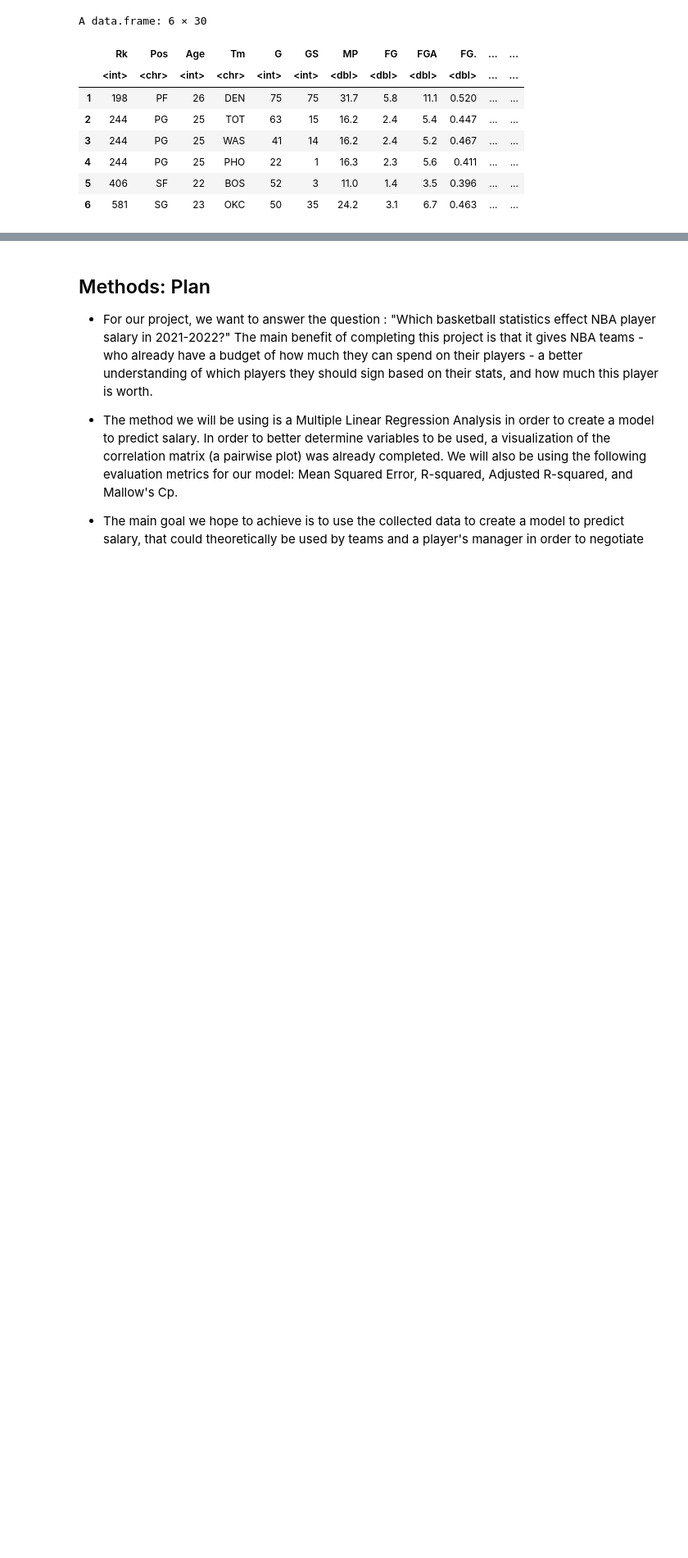
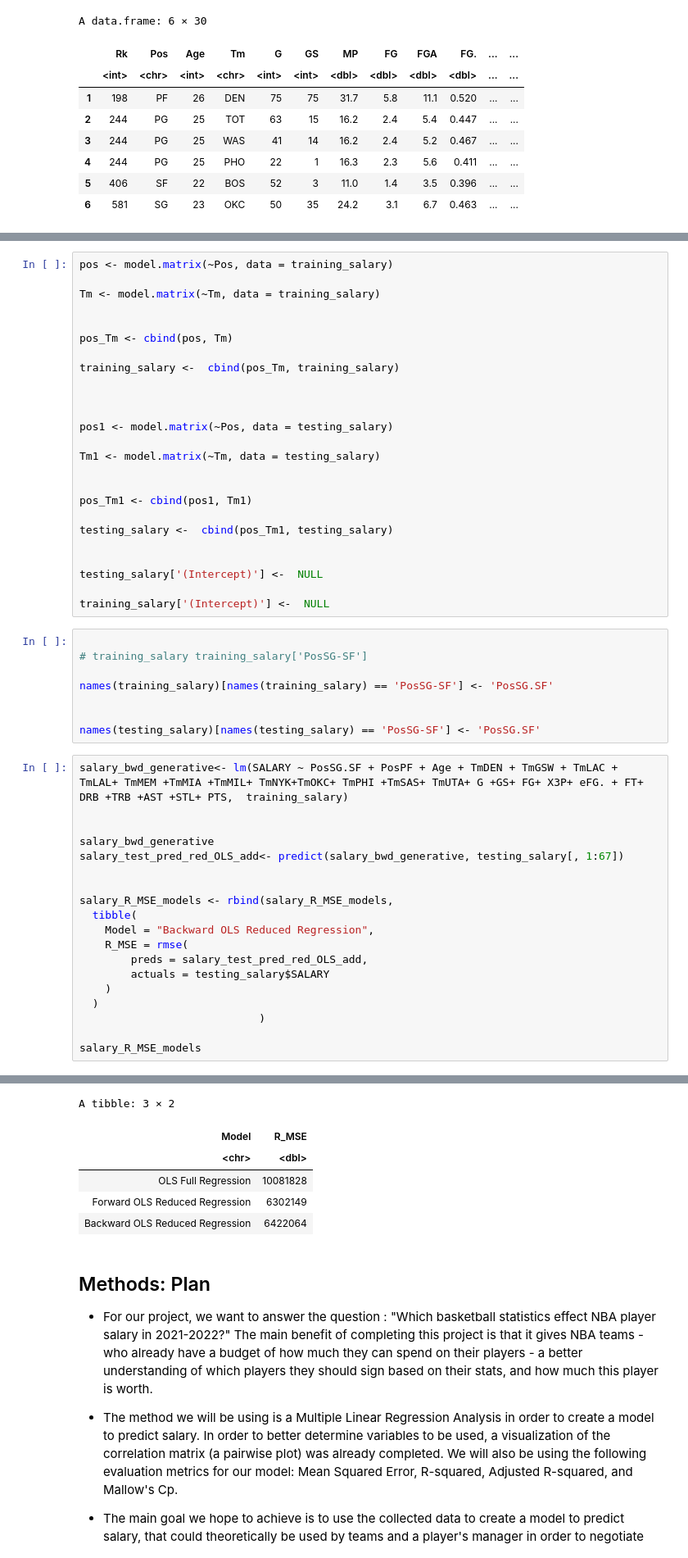
Before and after one commit to RaymondZhang20/STAT301, a Jupyter notebook: Proposal.ipynb, the cells around one changed output, grey strips where cells are left out. Shown: that part at 82% size. Saved outputs shown, nothing was run; the diff lists cells and outputs as text; blank space fills up the shorter version.

```diff
--- a/Proposal.ipynb
+++ b/Proposal.ipynb
@@ -358,0 +474,53 @@ Coefficients:
+# %%
+pos <- model.matrix(~Pos, data = training_salary)
+
+Tm <- model.matrix(~Tm, data = training_salary)
+
+
+pos_Tm <- cbind(pos, Tm)
+
+training_salary <-  cbind(pos_Tm, training_salary)
+
+
+
+pos1 <- model.matrix(~Pos, data = testing_salary)
+
+Tm1 <- model.matrix(~Tm, data = testing_salary)
+
+
+pos_Tm1 <- cbind(pos1, Tm1)
+
+testing_salary <-  cbind(pos_Tm1, testing_salary)
+
+
+testing_salary['(Intercept)'] <-  NULL
+
+training_salary['(Intercept)'] <-  NULL
+# %%
+
+# training_salary training_salary['PosSG-SF']
+
+names(training_salary)[names(training_salary) == 'PosSG-SF'] <- 'PosSG.SF'
+
+
+names(testing_salary)[names(testing_salary) == 'PosSG-SF'] <- 'PosSG.SF'
+# %%
+salary_bwd_generative<- lm(SALARY ~ PosSG.SF + PosPF + Age + TmDEN + TmGSW + TmLAC + TmLAL+ TmMEM +TmMIA +TmMIL+ TmNYK+TmOKC+ TmPHI +TmSAS+ TmUTA+ G +GS+ FG+ X3P+ eFG. + FT+ DRB +TRB +AST +STL+ PTS,  training_salary)
+
+
+salary_bwd_generative
+salary_test_pred_red_OLS_add<- predict(salary_bwd_generative, testing_salary[, 1:67])
+
+
+salary_R_MSE_models <- rbind(salary_R_MSE_models,
+  tibble(
+    Model = "Backward OLS Reduced Regression",
+    R_MSE = rmse(
+        preds = salary_test_pred_red_OLS_add,
+        actuals = testing_salary$SALARY
+    )
+  )
+                            )
+
+salary_R_MSE_models
+# %% [output]
@@ -359,3 +544,9 @@ Coefficients:
+A tibble: 3 × 2
+| Model | R_MSE |
+| <chr> | <dbl> |
+| OLS Full Regression | 10081828 |
+| Forward OLS Reduced Regression | 6302149 |
+| Backward OLS Reduced Regression | 6422064 |
 # %% [markdown]
 ## Methods: Plan
 - For our project, we want to answer the question : "Which basketball statistics effect NBA player salary in 2021-2022?" The main benefit of completing this project is that it gives NBA teams - who already have a budget of how much they can spend on their players - a better understanding of which players they should sign based on their stats, and how much this player is worth.
```
Also changed, not shown: parts of 19 cells of this notebook.
